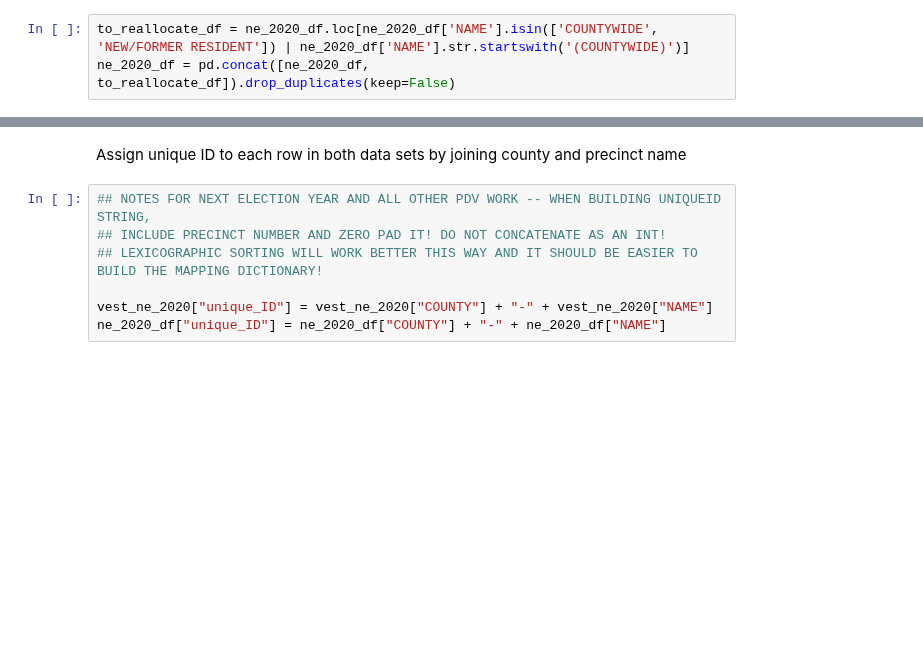
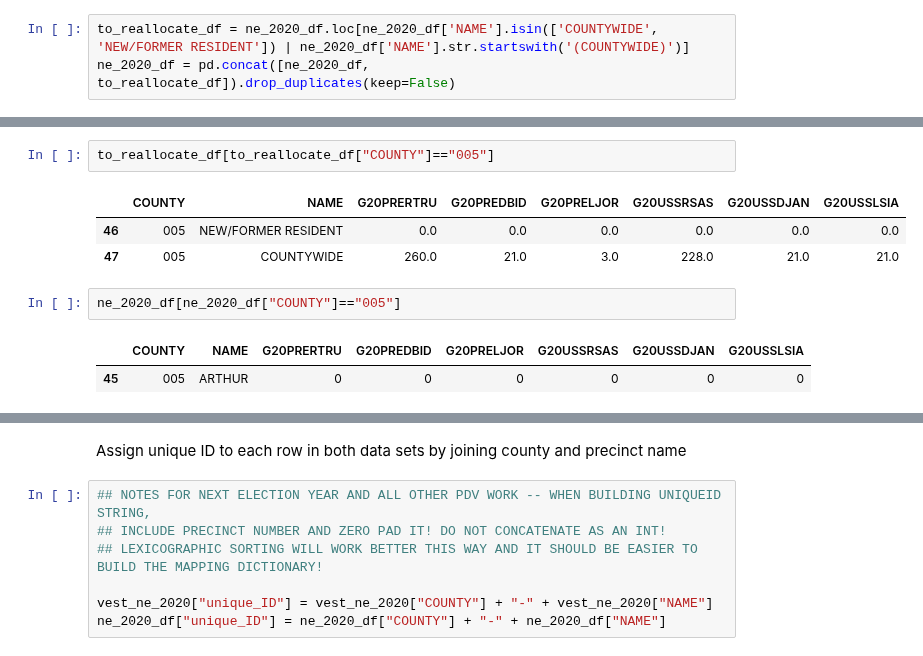
Before and after one commit to nonpartisan-redistricting-datahub/pdv-ne, a Jupyter notebook: vest-ne-2020/vest-ne-2020-validation.ipynb, the cells around one changed output, grey strips where cells are left out. Drawn from its saved outputs; the diff is of its cells as text; blank space fills up the shorter version.

```diff
--- a/vest-ne-2020/vest-ne-2020-validation.ipynb
+++ b/vest-ne-2020/vest-ne-2020-validation.ipynb
@@ -432,0 +553,11 @@ ne_2020_df.loc[ne_2020_df['NAME'].str.startswith('(COUNTYWIDE)')]
+# %%
+to_reallocate_df[to_reallocate_df["COUNTY"]=="005"]
+# %% [output]
+|  | COUNTY | NAME | G20PRERTRU | G20PREDBID | G20PRELJOR | G20USSRSAS | G20USSDJAN | G20USSLSIA |
+| 46 | 005 | NEW/FORMER RESIDENT | 0.0 | 0.0 | 0.0 | 0.0 | 0.0 | 0.0 |
+| 47 | 005 | COUNTYWIDE | 260.0 | 21.0 | 3.0 | 228.0 | 21.0 | 21.0 |
+# %%
+ne_2020_df[ne_2020_df["COUNTY"]=="005"]
+# %% [output]
+|  | COUNTY | NAME | G20PRERTRU | G20PREDBID | G20PRELJOR | G20USSRSAS | G20USSDJAN | G20USSLSIA |
+| 45 | 005 | ARTHUR | 0 | 0 | 0 | 0 | 0 | 0 |
```
Also changed, not shown: parts of 22 cells of this notebook.
